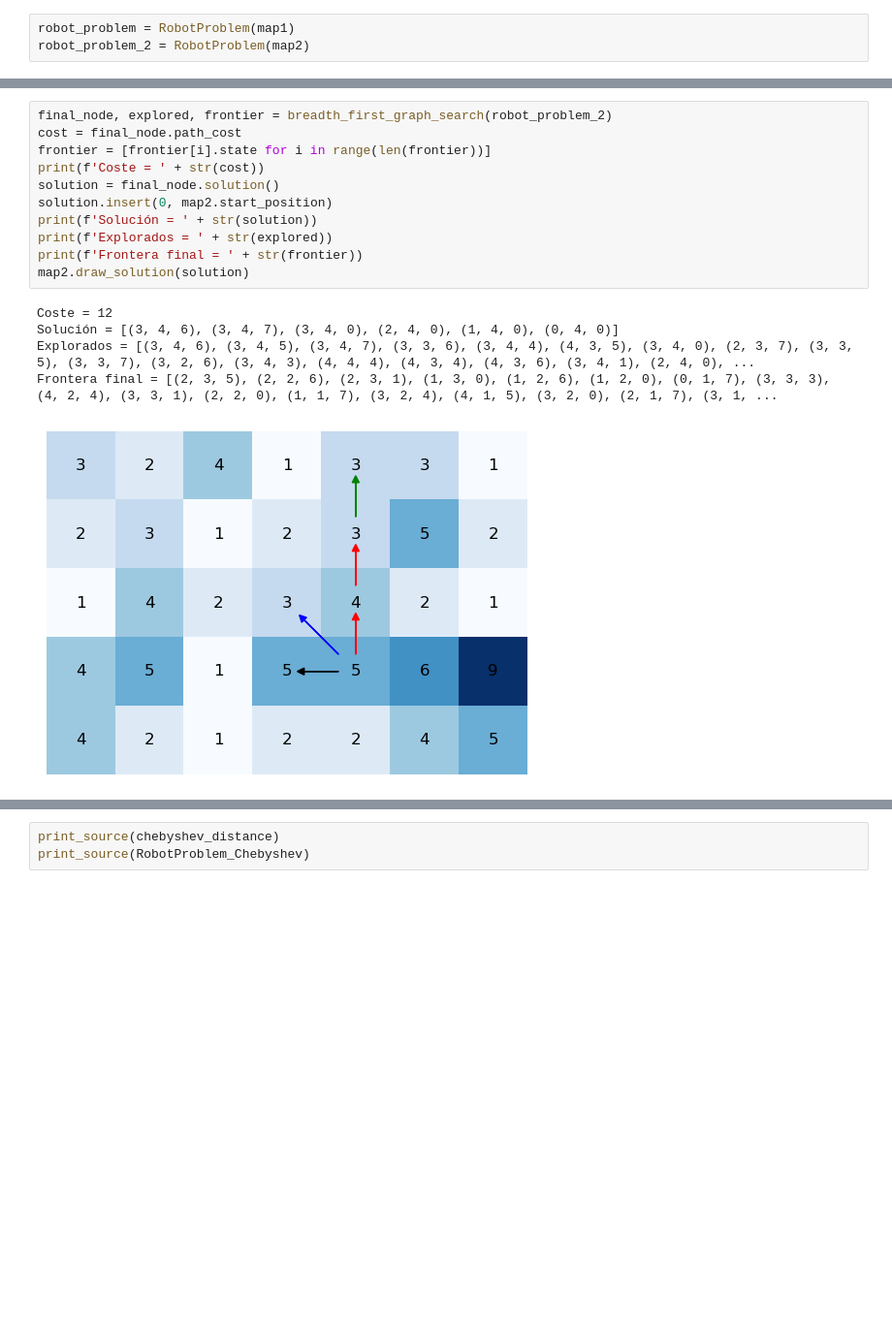
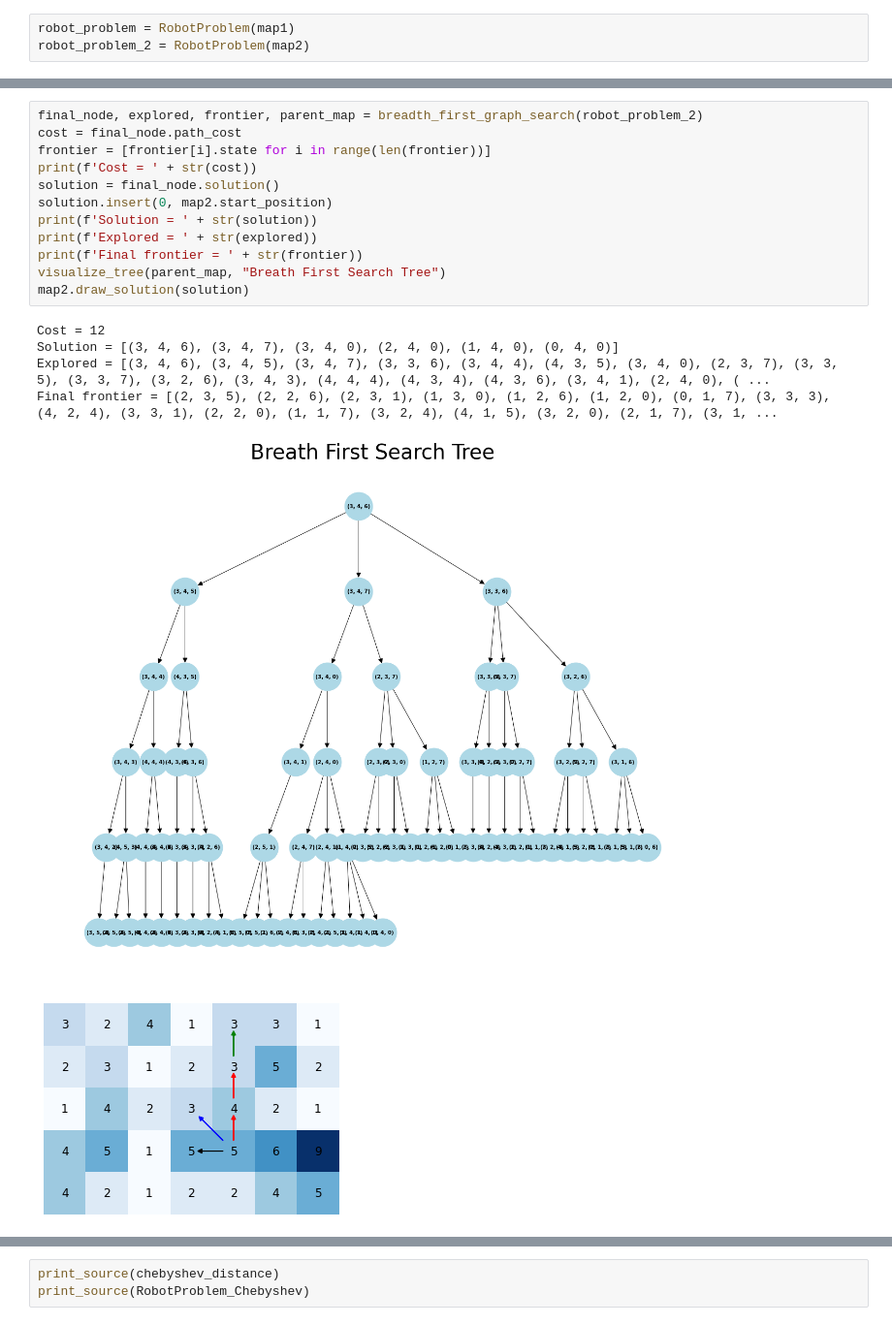
Before and after one commit to markel3/AIF_USC, a Jupyter notebook: robot_search.ipynb, the cells around one changed output, grey strips where cells are left out. Shown at 97% size. Drawn from its saved outputs; the diff is of its cells as text; blank space fills up the shorter version.

```diff
--- a/robot_search.ipynb
+++ b/robot_search.ipynb
@@ -65,20 +67,22 @@ Frontera final = [(0, 2, 6), (0, 3, 3), (0, 3, 4)]
 # %%
-final_node, explored, frontier = breadth_first_graph_search(robot_problem_2)
+final_node, explored, frontier, parent_map = breadth_first_graph_search(robot_problem_2)
 cost = final_node.path_cost
 frontier = [frontier[i].state for i in range(len(frontier))]
-print(f'Coste = ' + str(cost))
+print(f'Cost = ' + str(cost))
 solution = final_node.solution()
 solution.insert(0, map2.start_position)
-print(f'Solución = ' + str(solution))
-print(f'Explorados = ' + str(explored))
-print(f'Frontera final = ' + str(frontier))
+print(f'Solution = ' + str(solution))
+print(f'Explored = ' + str(explored))
+print(f'Final frontier = ' + str(frontier))
+visualize_tree(parent_map, "Breath First Search Tree")
 map2.draw_solution(solution)
 # %% [output]
-Coste = 12
-Solución = [(3, 4, 6), (3, 4, 7), (3, 4, 0), (2, 4, 0), (1, 4, 0), (0, 4, 0)]
-Explorados = [(3, 4, 6), (3, 4, 5), (3, 4, 7), (3, 3, 6), (3, 4, 4), (4, 3, 5), (3, 4, 0), (2, 3, 7), (3, 3, 5), (3, 3, 7), (3, 2, 6), (3, 4, 3), (4, 4, 4), (4, 3, 4), (4, 3, 6), (3, 4, 1), (2, 4, 0), ...
-Frontera final = [(2, 3, 5), (2, 2, 6), (2, 3, 1), (1, 3, 0), (1, 2, 6), (1, 2, 0), (0, 1, 7), (3, 3, 3), (4, 2, 4), (3, 3, 1), (2, 2, 0), (1, 1, 7), (3, 2, 4), (4, 1, 5), (3, 2, 0), (2, 1, 7), (3, 1, ...
+Cost = 12
+Solution = [(3, 4, 6), (3, 4, 7), (3, 4, 0), (2, 4, 0), (1, 4, 0), (0, 4, 0)]
+Explored = [(3, 4, 6), (3, 4, 5), (3, 4, 7), (3, 3, 6), (3, 4, 4), (4, 3, 5), (3, 4, 0), (2, 3, 7), (3, 3, 5), (3, 3, 7), (3, 2, 6), (3, 4, 3), (4, 4, 4), (4, 3, 4), (4, 3, 6), (3, 4, 1), (2, 4, 0), ( ...
+Final frontier = [(2, 3, 5), (2, 2, 6), (2, 3, 1), (1, 3, 0), (1, 2, 6), (1, 2, 0), (0, 1, 7), (3, 3, 3), (4, 2, 4), (3, 3, 1), (2, 2, 0), (1, 1, 7), (3, 2, 4), (4, 1, 5), (3, 2, 0), (2, 1, 7), (3, 1, ...
-[figure, old version]
+[figure, new version]
+[figure, added]
 # %%
 print_source(depth_first_graph_search)
 # %% [output]
```
Also changed, not shown: parts of 12 cells of this notebook, 1 other file.
